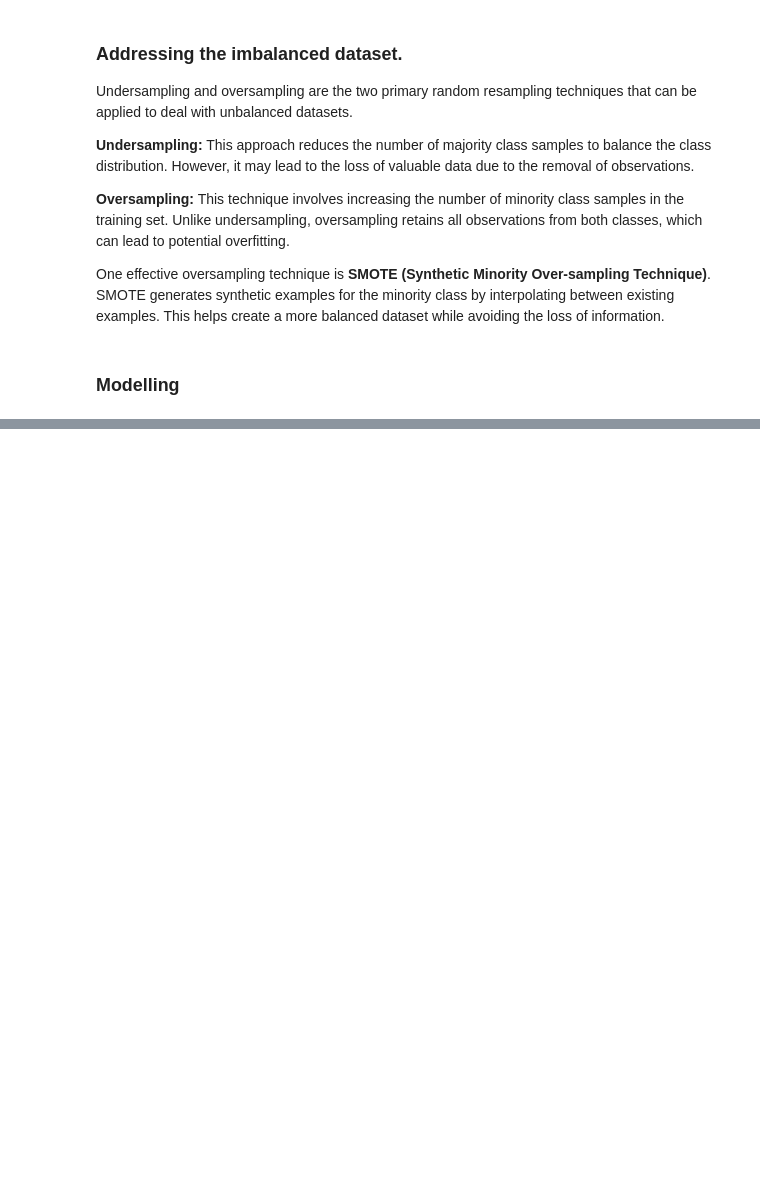
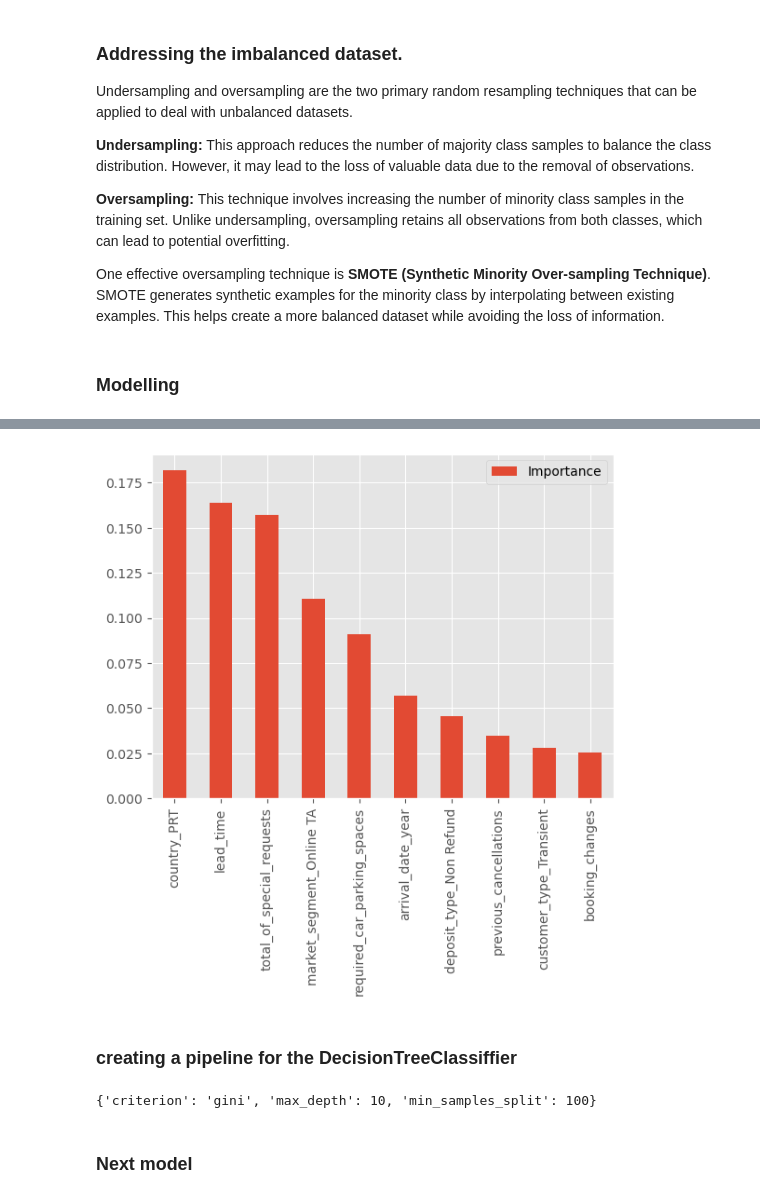
Before and after one commit to u-mar/Churn-Prediction, a Jupyter notebook: student.ipynb, the cells around one changed output, grey strips where cells are left out. Saved outputs shown, nothing was run; the diff lists cells and outputs as text; code cells hidden in the pictures; blank space fills up the shorter version.

```diff
--- a/student.ipynb
+++ b/student.ipynb
@@ -663,0 +609,7 @@ with open('adaboost.pkl','wb') as f:
+# %%
+# creating a bar graph of the top 10 features
+feat_importances[:10].plot(kind='bar');
+# %% [output]
+[figure, added]
+# %% [markdown]
+### creating a pipeline for the DecisionTreeClassiffier
@@ -663,0 +631,7 @@ with open('adaboost.pkl','wb') as f:
+# %%
+# displaying the best parameters from the grid search
+best_params
+# %% [output]
+{'criterion': 'gini', 'max_depth': 10, 'min_samples_split': 100}
+# %% [markdown]
+### Next model
```
Also changed, not shown: parts of 62 cells of this notebook.
